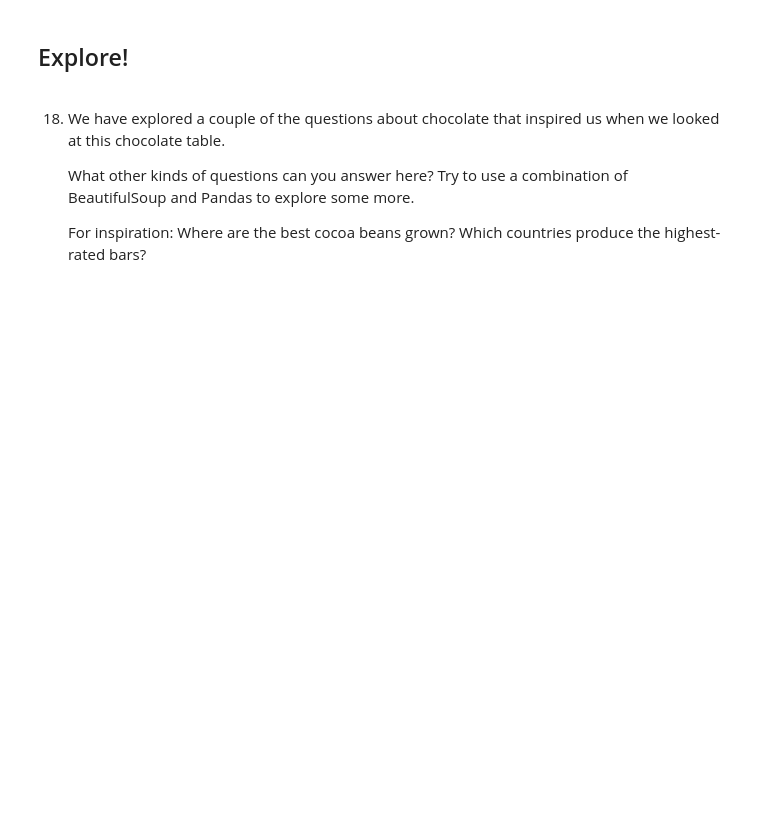
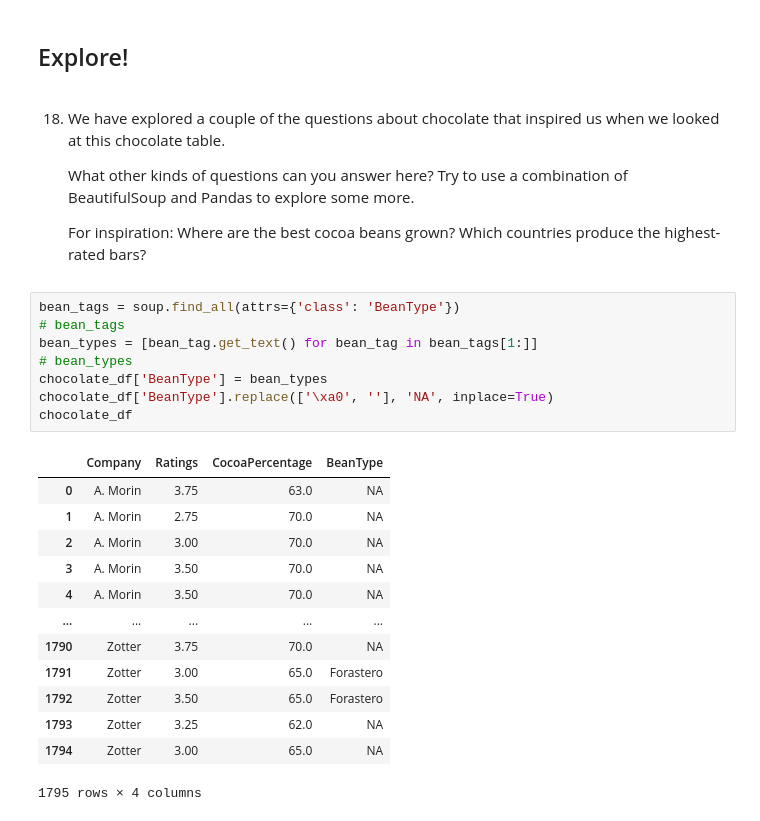
Before and after one commit to Kubiti/chocolate-scraping, a Jupyter notebook: [Chocolate Scraping with Beautiful Soup].ipynb, the cells around one changed output. Saved outputs shown, nothing was run; the diff lists cells and outputs as text; blank space fills up the shorter version.

```diff
--- a/[Chocolate Scraping with Beautiful Soup].ipynb
+++ b/[Chocolate Scraping with Beautiful Soup].ipynb
@@ -302,3 +302,25 @@ plt.show()
     What other kinds of questions can you answer here? Try to use a combination of BeautifulSoup and Pandas to explore some more.
 
     For inspiration: Where are the best cocoa beans grown? Which countries produce the highest-rated bars?
+# %%
+bean_tags = soup.find_all(attrs={'class': 'BeanType'})
+# bean_tags
+bean_types = [bean_tag.get_text() for bean_tag in bean_tags[1:]]
+# bean_types
+chocolate_df['BeanType'] = bean_types
+chocolate_df['BeanType'].replace(['\xa0', ''], 'NA', inplace=True)
+chocolate_df
+# %% [output]
+|  | Company | Ratings | CocoaPercentage | BeanType |
+| 0 | A. Morin | 3.75 | 63.0 | NA |
+| 1 | A. Morin | 2.75 | 70.0 | NA |
+| 2 | A. Morin | 3.00 | 70.0 | NA |
+| 3 | A. Morin | 3.50 | 70.0 | NA |
+| 4 | A. Morin | 3.50 | 70.0 | NA |
+| ... | ... | ... | ... | ... |
+| 1790 | Zotter | 3.75 | 70.0 | NA |
+| 1791 | Zotter | 3.00 | 65.0 | Forastero |
+| 1792 | Zotter | 3.50 | 65.0 | Forastero |
+| 1793 | Zotter | 3.25 | 62.0 | NA |
+| 1794 | Zotter | 3.00 | 65.0 | NA |
+1795 rows × 4 columns
```
Also changed, not shown: parts of 5 cells of this notebook, 1 other file.
